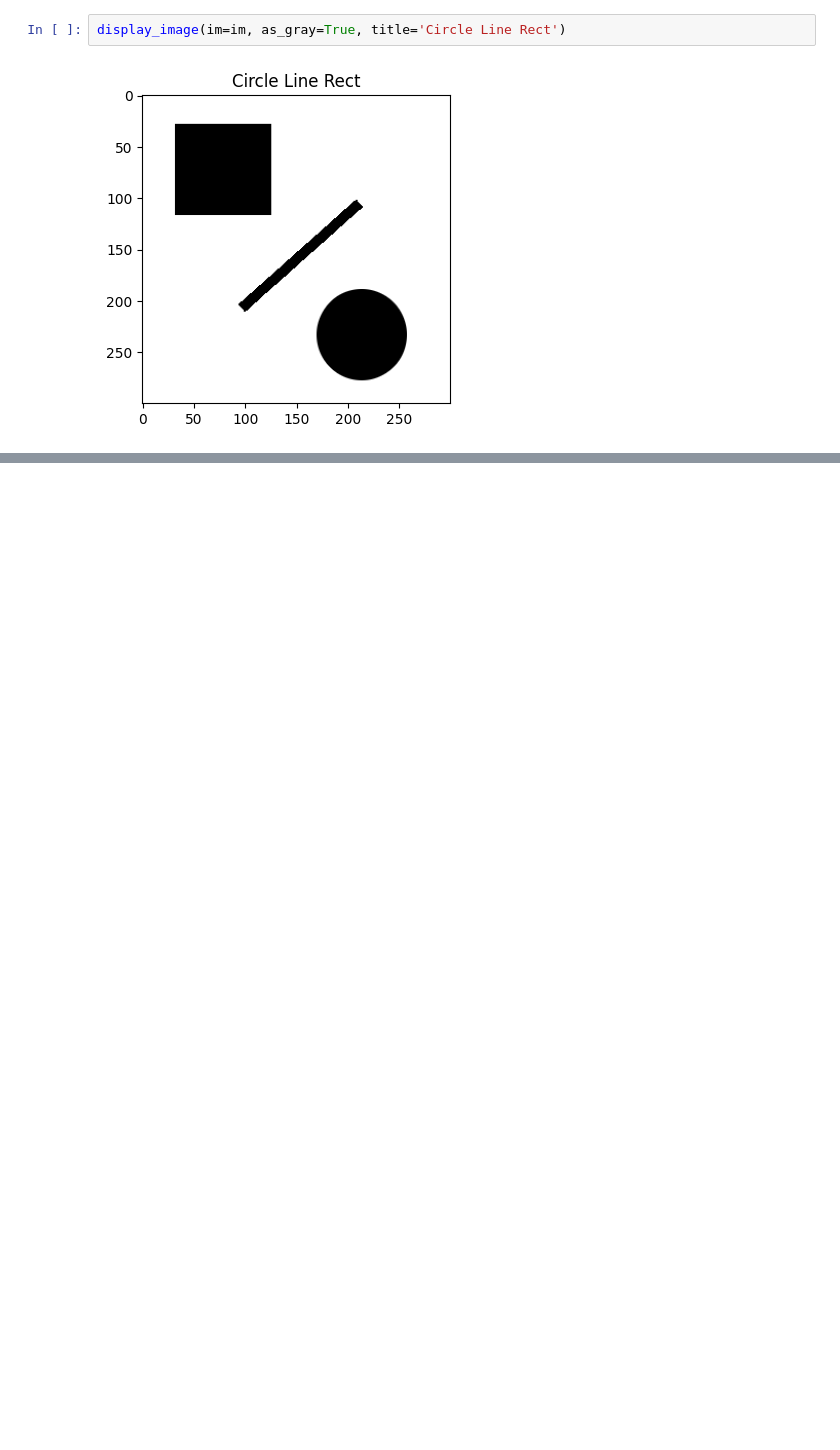
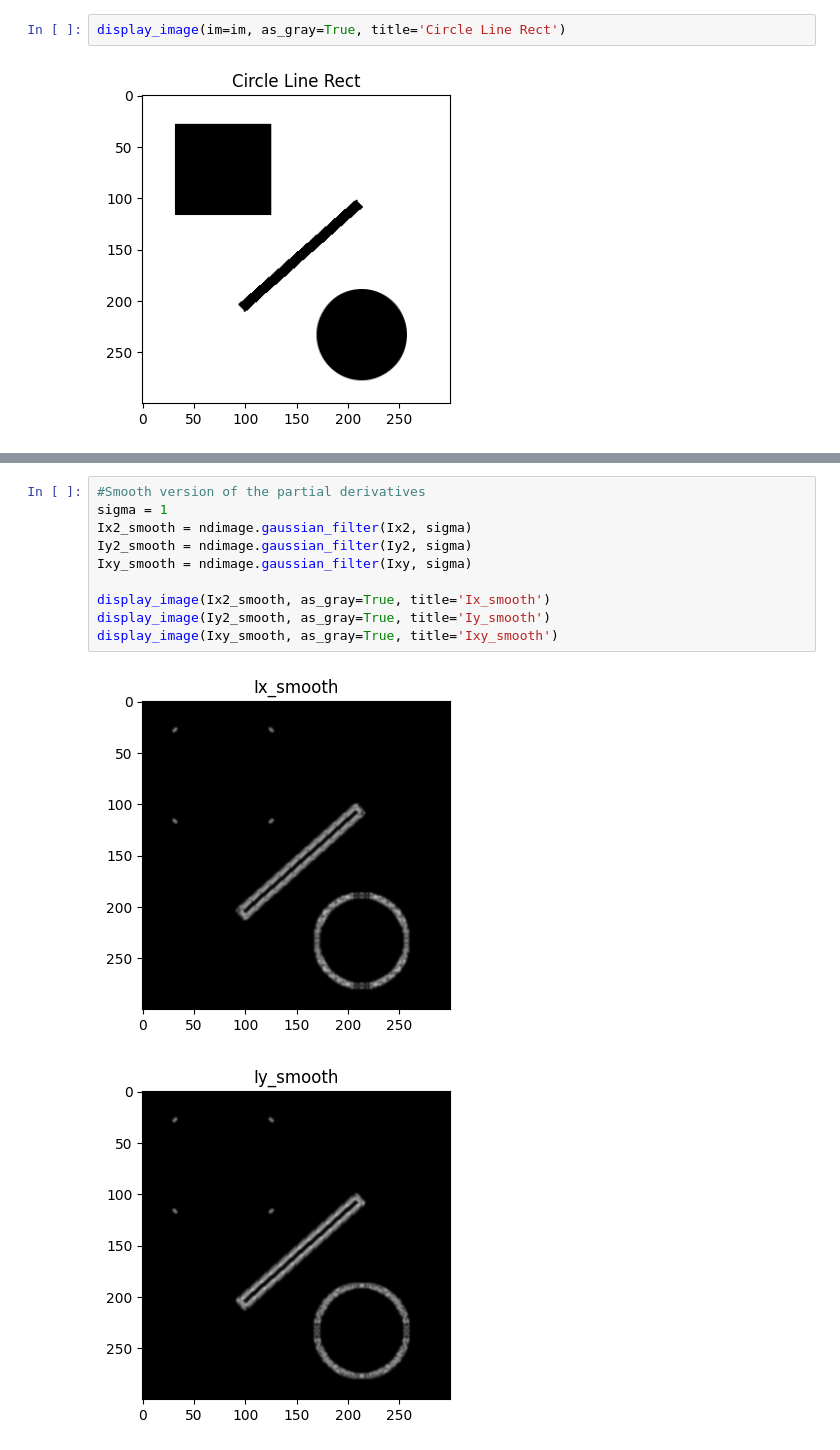
Before and after one commit to MurphLaws/Exp, a Jupyter notebook: IVP/TD1.ipynb, the cells around one changed output, grey strips where cells are left out. Saved outputs shown, nothing was run; the diff lists cells and outputs as text; blank space fills up the shorter version.

```diff
--- a/IVP/TD1.ipynb
+++ b/IVP/TD1.ipynb
@@ -79,0 +75,13 @@ array([[255, 255, 255, ..., 255, 255, 255],
+# %%
+#Smooth version of the partial derivatives
+sigma = 1
+Ix2_smooth = ndimage.gaussian_filter(Ix2, sigma)
+Iy2_smooth = ndimage.gaussian_filter(Iy2, sigma)
+Ixy_smooth = ndimage.gaussian_filter(Ixy, sigma)
+
+display_image(Ix2_smooth, as_gray=True, title='Ix_smooth')
+display_image(Iy2_smooth, as_gray=True, title='Iy_smooth')
+display_image(Ixy_smooth, as_gray=True, title='Ixy_smooth')
+# %% [output]
+[figure, added]
+[figure, added]
```
Also changed, not shown: parts of 5 cells of this notebook, 2 other files.
